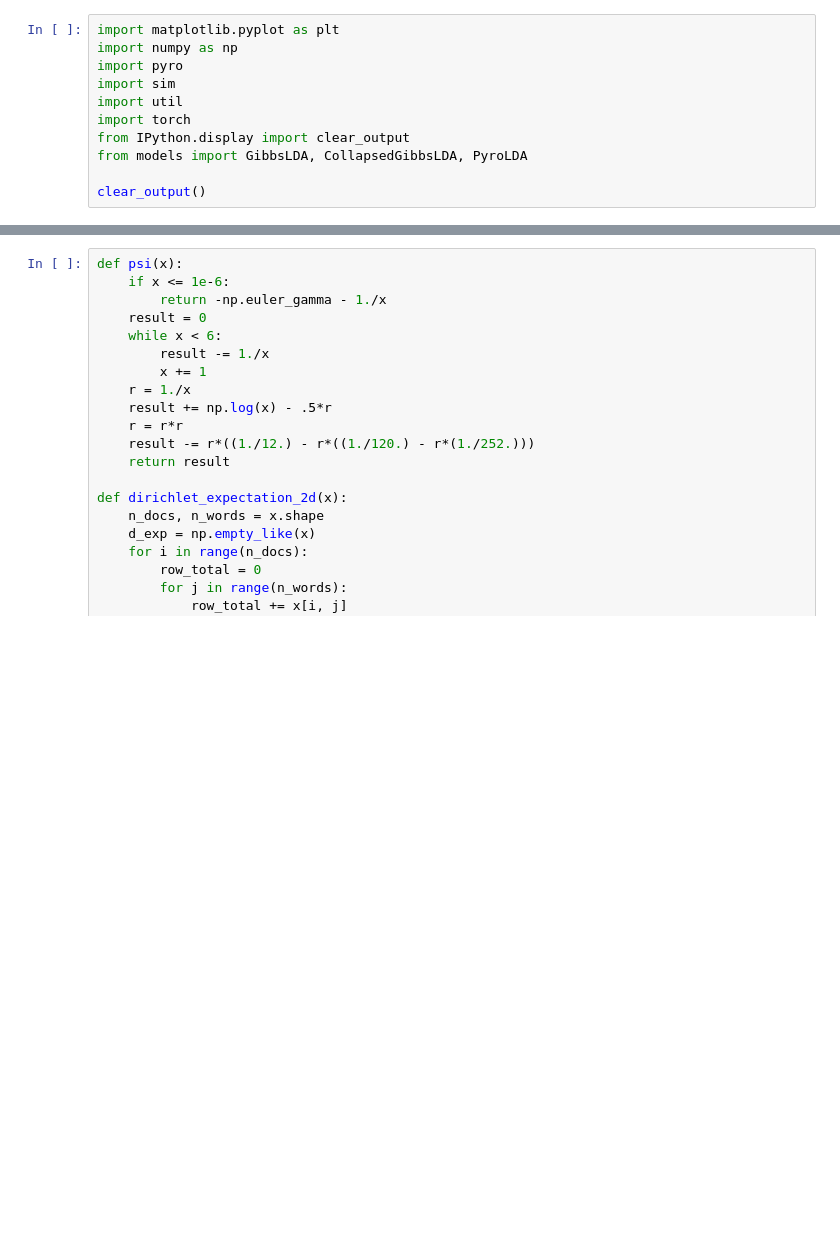
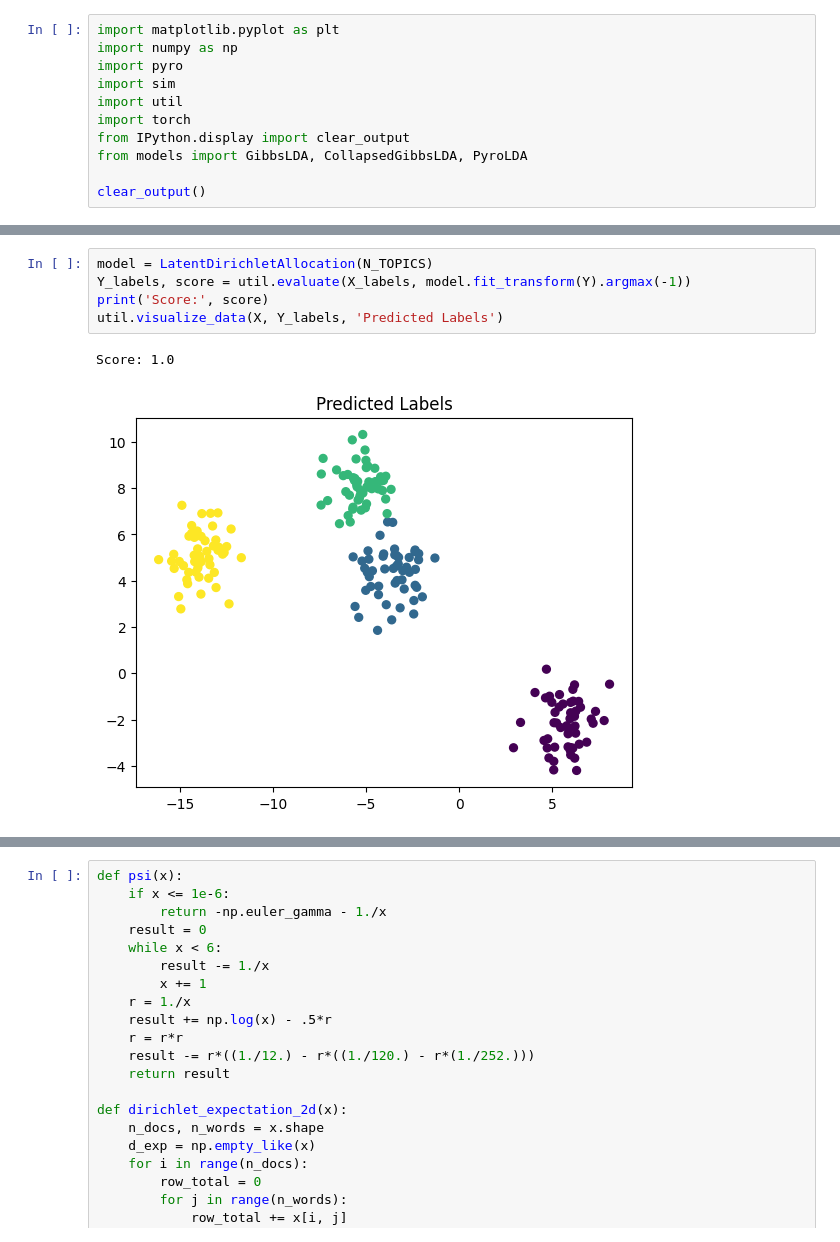
Before and after one commit to craigfouts/GibbsLDA, a Jupyter notebook: sandbox.ipynb, the cells around one changed output, grey strips where cells are left out. Drawn from its saved outputs; the diff is of its cells as text; blank space fills up the shorter version.

```diff
--- a/sandbox.ipynb
+++ b/sandbox.ipynb
@@ -26,0 +70,8 @@ util.visualize_data(X, X_labels, 'Ground Truth Labels')
+# %%
+model = LatentDirichletAllocation(N_TOPICS)
+Y_labels, score = util.evaluate(X_labels, model.fit_transform(Y).argmax(-1))
+print('Score:', score)
+util.visualize_data(X, Y_labels, 'Predicted Labels')
+# %% [output]
+Score: 1.0
+[figure, added]
```
Also changed, not shown: parts of 15 cells of this notebook.
